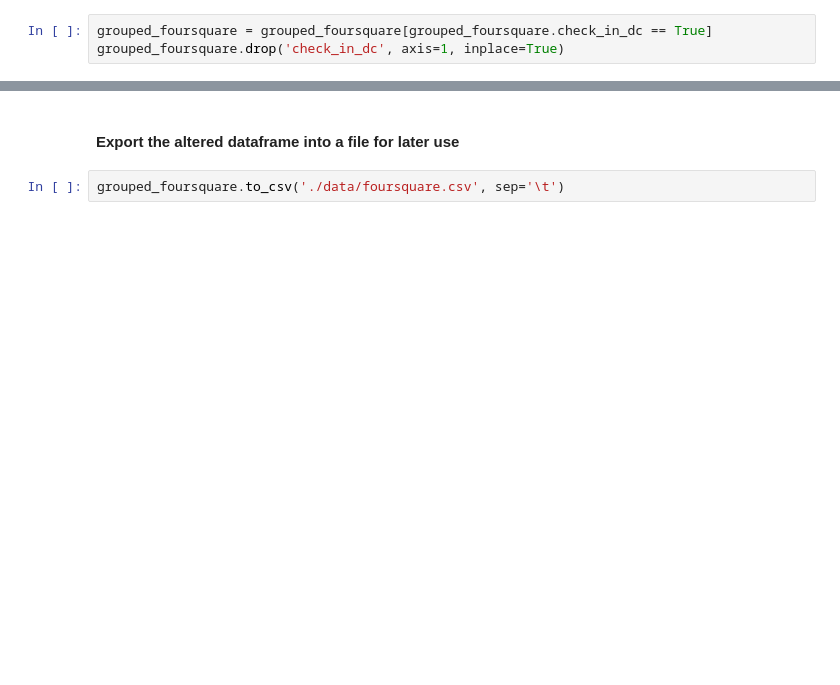
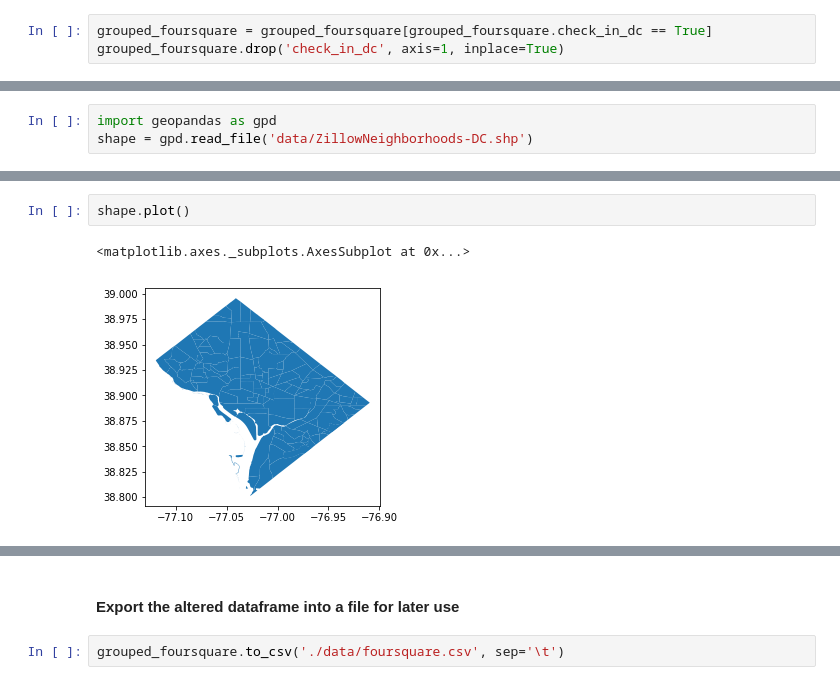
Before and after one commit to grassten/GA_datascience, a Jupyter notebook: Part3_EDA/Untitled.ipynb, the cells around one changed output, grey strips where cells are left out. Drawn from its saved outputs; the diff is of its cells as text; blank space fills up the shorter version.

```diff
--- a/Part3_EDA/Untitled.ipynb
+++ b/Part3_EDA/Untitled.ipynb
@@ -398,0 +399,3 @@ grouped_foursquare.drop('check_in_dc', axis=1, inplace=True)
+# %%
+import geopandas as gpd
+shape = gpd.read_file('data/ZillowNeighborhoods-DC.shp')
@@ -398,0 +411,5 @@ grouped_foursquare.drop('check_in_dc', axis=1, inplace=True)
+# %%
+shape.plot()
+# %% [output]
+<matplotlib.axes._subplots.AxesSubplot at 0x...>
+[figure, added]
```
Also changed, not shown: parts of 27 cells of this notebook, 6 other files.
